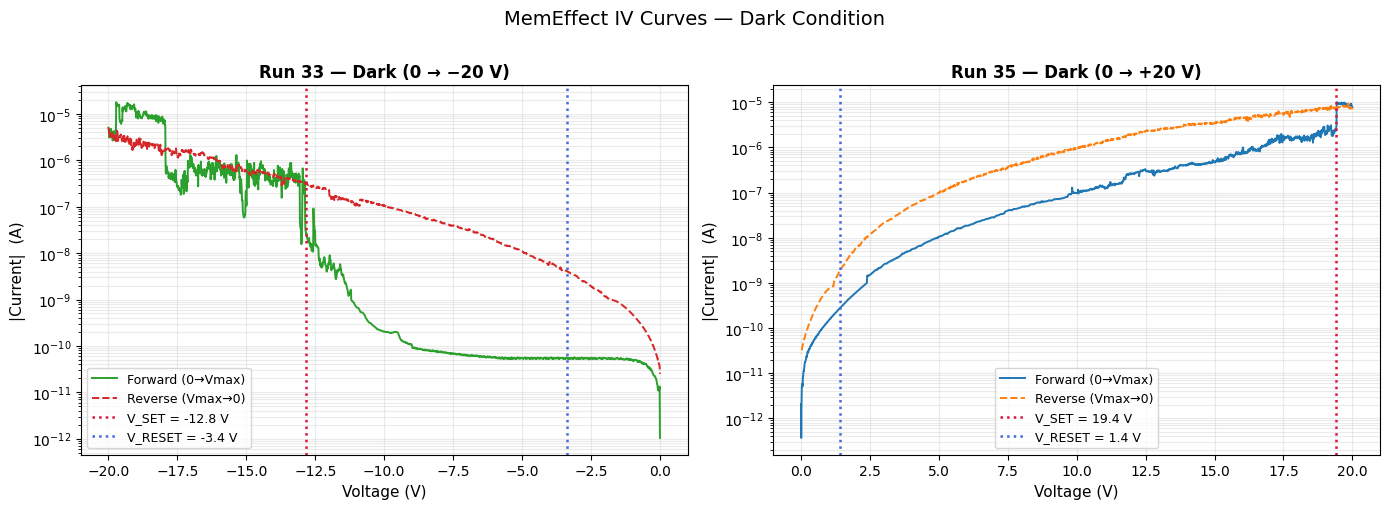
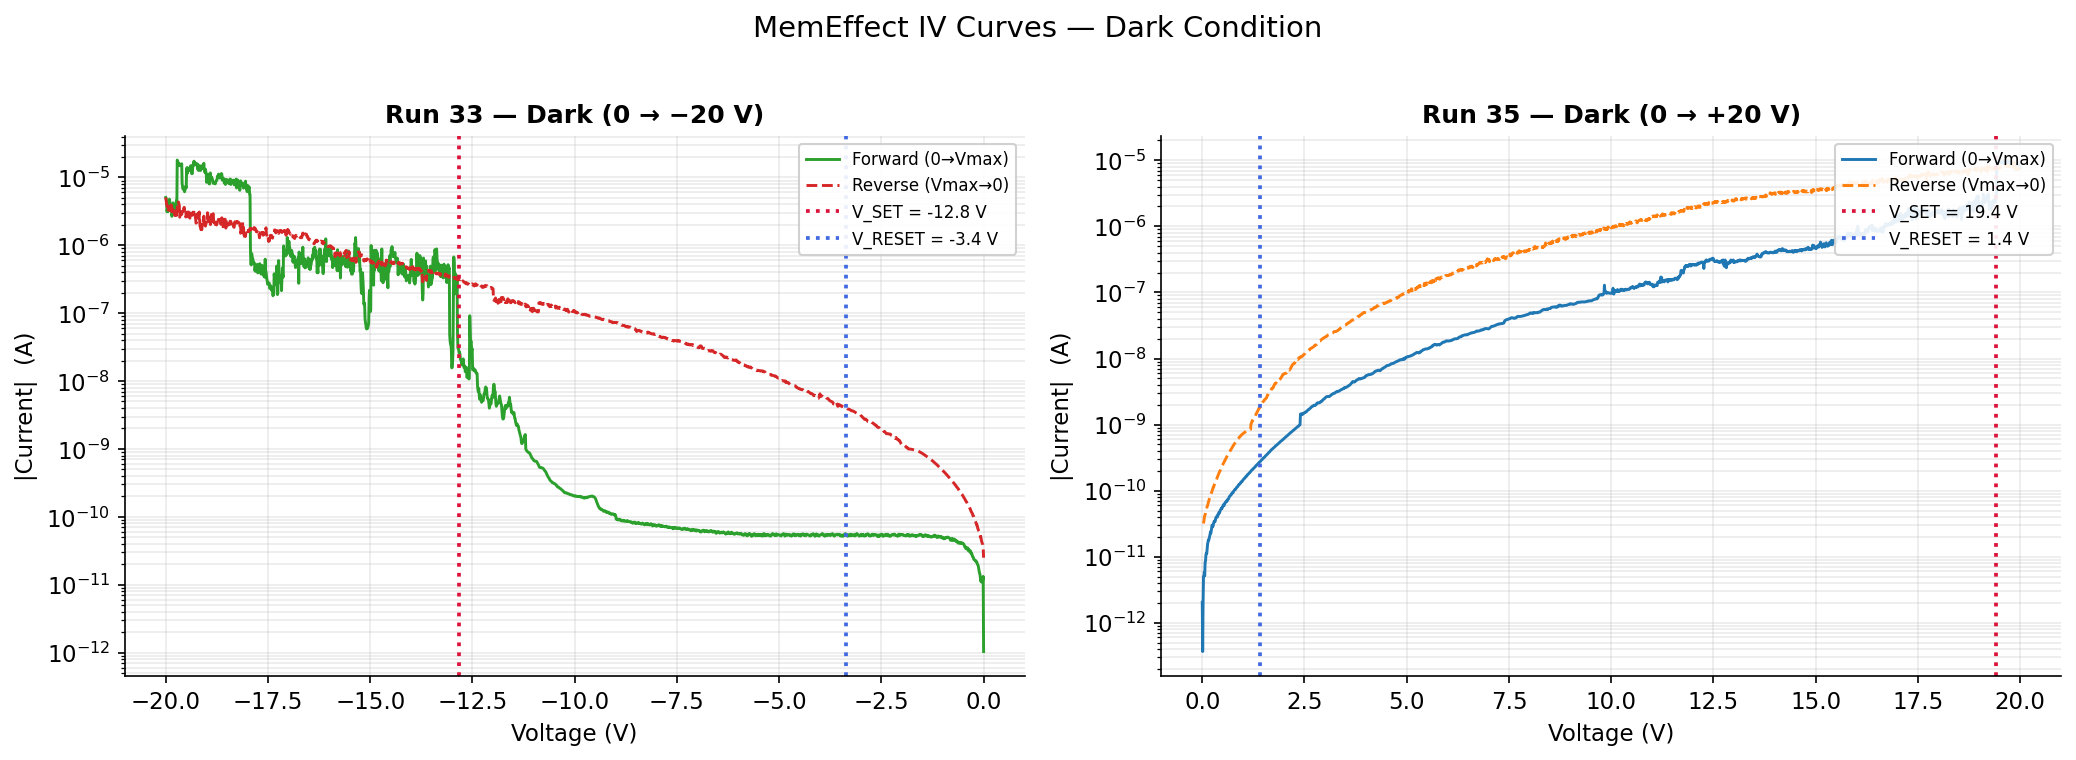
The notebook cell's code change between the first figure and the second:
--- before
+++ after
@@ -28,5 +28,5 @@
     ax.set_ylabel("|Current|  (A)", fontsize=11)
     ax.set_title(title, fontsize=12, fontweight="bold")
-    ax.legend(fontsize=9)
+    ax.legend(loc='upper right', fontsize=8, framealpha=0.9)
     ax.grid(True, which="both", alpha=0.25)
     ax.yaxis.set_major_formatter(ticker.LogFormatterMathtext())

Commit: Fix annotations, improve readability, fix image rendering, replace ASCII pipeline with PNG